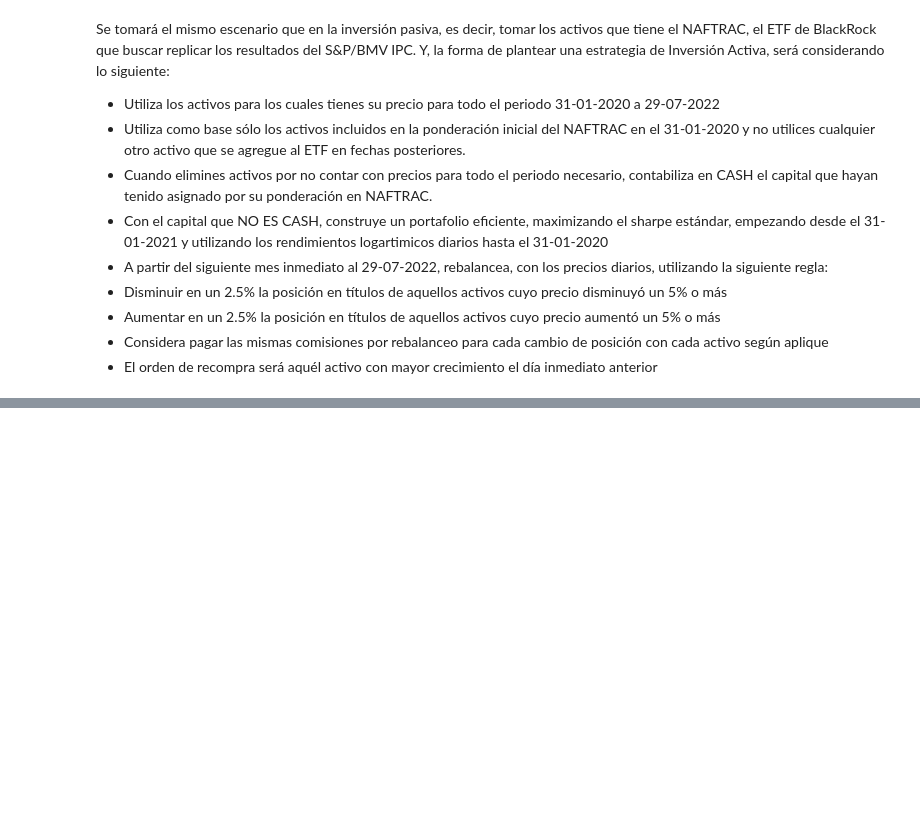
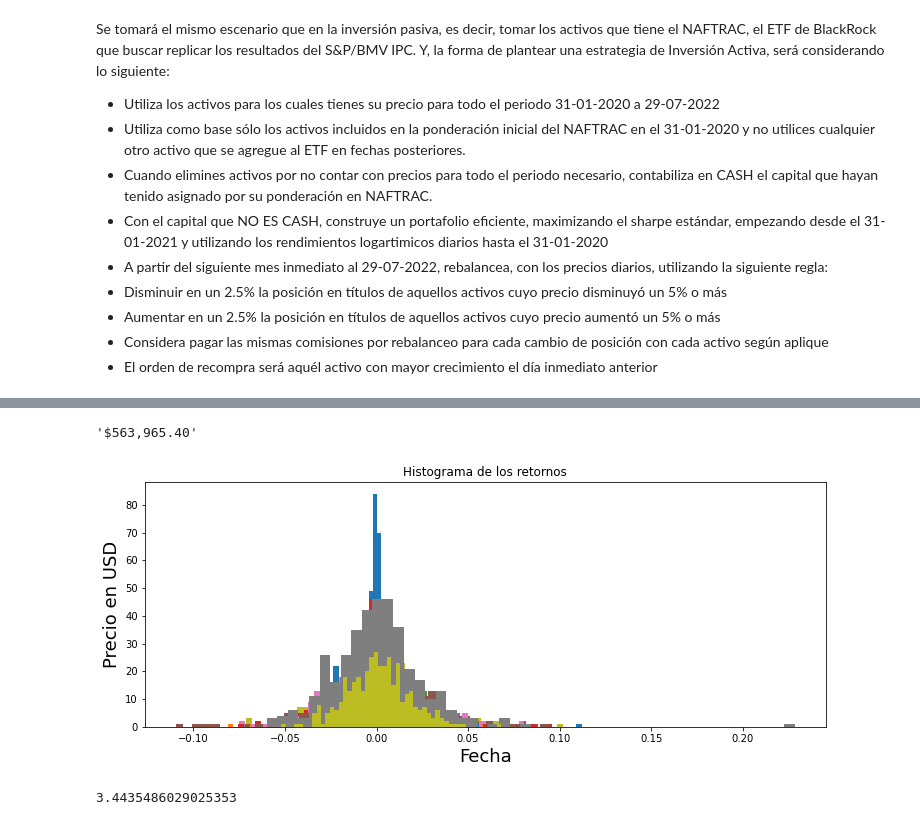
Before and after one commit to FridaHernandezL/Laboratorio1_MyST, a Jupyter notebook: Activas_Borrador.ipynb, the cells around one changed output, grey strips where cells are left out. Cells and saved outputs as stored; diff of their text form; code cells hidden in the pictures; blank space fills up the shorter version.

```diff
--- a/Activas_Borrador.ipynb
+++ b/Activas_Borrador.ipynb
@@ -215,20 +198,0 @@ dates=yeartwo.index.tolist()
-# %%
-df_operaciones=pd.DataFrame(columns=['timestamp','titulos_totatles','titulos_compra','comision','comision_acum'])
-df_operaciones['timestamp']=dates
-c=[]
-com= 0.00125
-for i in range(len(dates)):
-    df_operaciones.iloc[i,1]=round((w_emv*k)/yeartwo.iloc[i,:]).sum()
-    c.append(round((w_emv*k)/yeartwo.iloc[i,:]))
-for j in range(len(dates)-1):
-    change=(yeartwo.iloc[j,:]/yeartwo.iloc[j+1,:])-1
-    for i in range(len(w_emv)-1):
-        if change[i]>=0.05:
-            c[j+1][i]=c[j+1][i]*(1-0.025)
-            df_operaciones.iloc[i+1,2]=sum(c[j+1])
-            df_operaciones.iloc[i+1,3]=(c[i+1]*yeartwo.iloc[i+1,:]*com).sum()
-#         if change[i]<0.05:
-#             c[j+1][i]=c[j+1][i]*(1+0.025)
-#             df_operaciones.iloc[i+1,2]=sum(c[j+1])
-
-df_operaciones
@@ -249,9 +279,43 @@ df_operaciones
+# %%
+cash=round(df_op.iloc[-1,3]-df_op.iloc[-1,5],2)
+locale.currency(cash, grouping=True )
+# %% [output]
+'$563,965.40'
 # %%
-# plt.figure(figsize=(12.2,4.5))
-# for i in ret.columns.values:
-#     plt.hist( ret[i],  label=i, bins = 200)
-# plt.title('Histograma de los retornos')
-# plt.xlabel('Fecha',fontsize=18)
-# plt.ylabel('Precio en USD',fontsize=18)
-# plt.legend(ret.columns.values)
-# plt.show()
+def rend_active(data):
+    ret=data.iloc[250:].pct_change().dropna()
+    plt.figure(figsize=(12.2,4.5))
+    for i in ret.columns.values:
+        plt.hist( ret[i],  label=i, bins = 50)
+    plt.title('Histograma de los retornos')
+    plt.xlabel('Fecha',fontsize=18)
+    plt.ylabel('Precio en USD',fontsize=18)
+    #plt.legend(ret.columns.values,loc='best')
+    plt.show()
+rend_plot=rend_active(closes)
+# %% [output]
+[figure, added]
+# %%
+def RS(data):
+    summary=pd.DataFrame(columns=data.columns)
+    summary.loc['Media']=data.mean()
+    summary.loc['Volatilidad']=data.std()*(254**(1/2))
+    corr=data.corr()
+    S= np.diag(summary.loc['Volatilidad'].values)
+    Sigma=S.dot(corr).dot(S)
+    re=summary.loc['Media'].values
+    rf=0.085
+    N=len(re)
+    w0=np.ones(N)/N
+    bnds=((0,1),)*N
+    cons=({'type': 'eq', 'fun': lambda w: np.sum(w)-1},)
+    emv=minimize(menos_RS, w_emv, args=(re,rf,Sigma),bounds=bnds, constraints=cons)
+    w_emv1=emv.x
+    E_emv=re.T.dot(w_emv1)
+    s_emv=var(w_emv1,Sigma)**0.5
+    RS_emv=(E_emv-rf)/s_emv
+    return RS_emv
+active_rs=RS(yeartwo)
+active_rs
+# %% [output]
+3.4435486029025353
```
Also changed, not shown: parts of 16 cells of this notebook, 5 other files.
